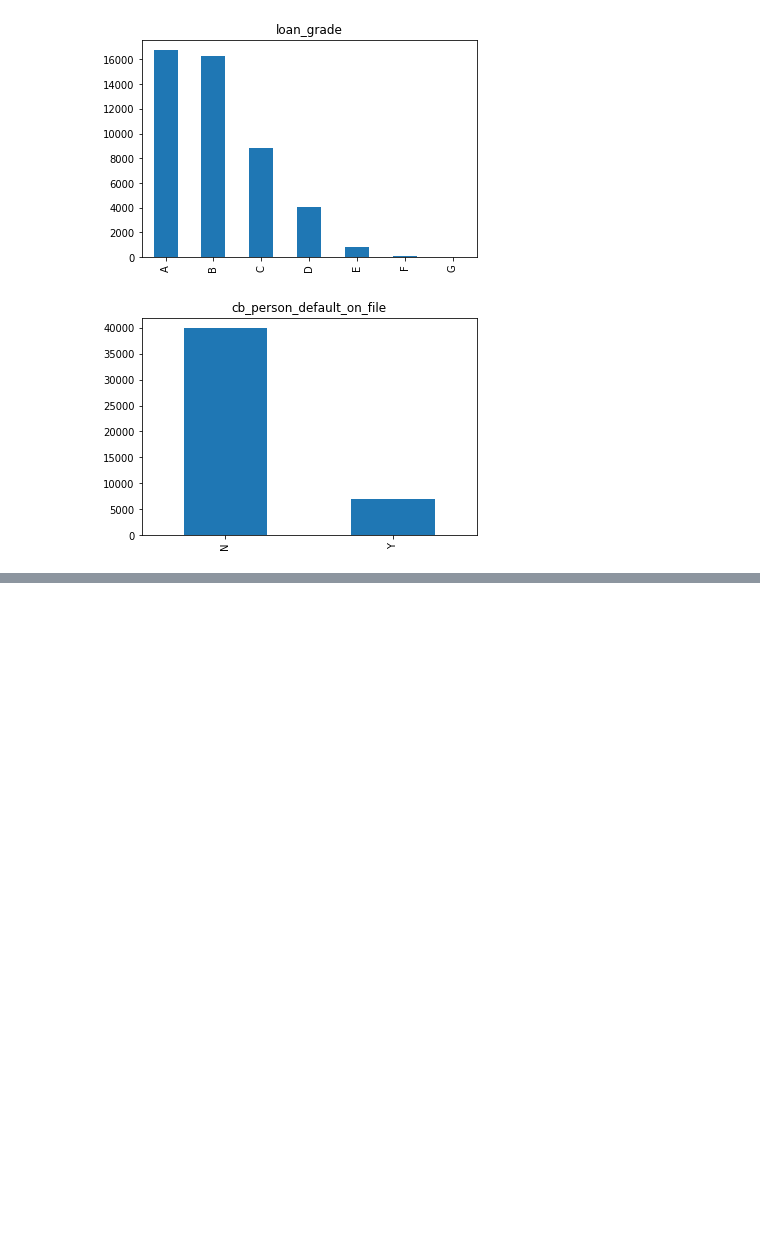
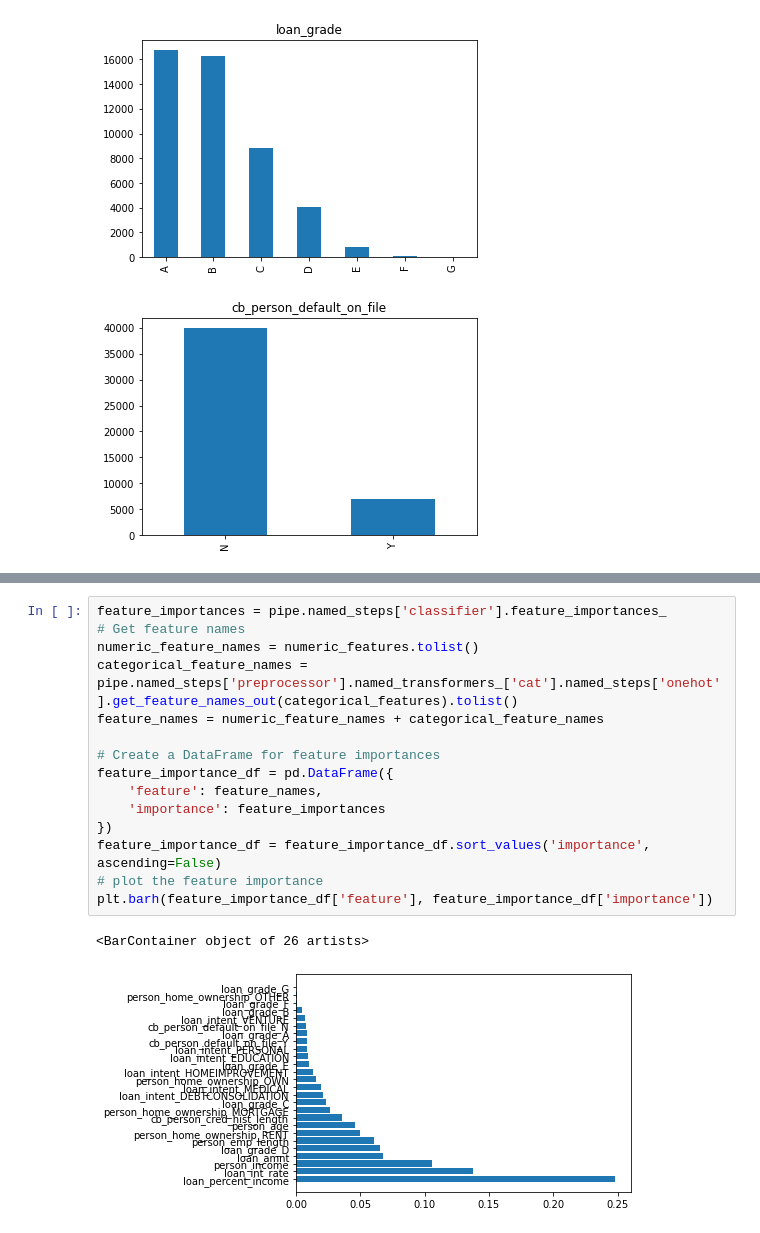
Before and after one commit to AKilbo/pbtechincal, a Jupyter notebook: mlplayground/ml.ipynb, the cells around one changed output, grey strips where cells are left out. Cells and saved outputs as stored; diff of their text form; blank space fills up the shorter version.

Commit message:
adding feature importance

```diff
--- a/mlplayground/ml.ipynb
+++ b/mlplayground/ml.ipynb
@@ -85,0 +108,18 @@ Pipeline(steps=[('preprocessor',
+# %%
+feature_importances = pipe.named_steps['classifier'].feature_importances_
+# Get feature names
+numeric_feature_names = numeric_features.tolist()
+categorical_feature_names = pipe.named_steps['preprocessor'].named_transformers_['cat'].named_steps['onehot'].get_feature_names_out(categorical_features).tolist()
+feature_names = numeric_feature_names + categorical_feature_names
+
+# Create a DataFrame for feature importances
+feature_importance_df = pd.DataFrame({
+    'feature': feature_names,
+    'importance': feature_importances
+})
+feature_importance_df = feature_importance_df.sort_values('importance', ascending=False)
+# plot the feature importance
+plt.barh(feature_importance_df['feature'], feature_importance_df['importance'])
+# %% [output]
+<BarContainer object of 26 artists>
+[figure, added]
```
Also changed, not shown: parts of 6 cells of this notebook.
